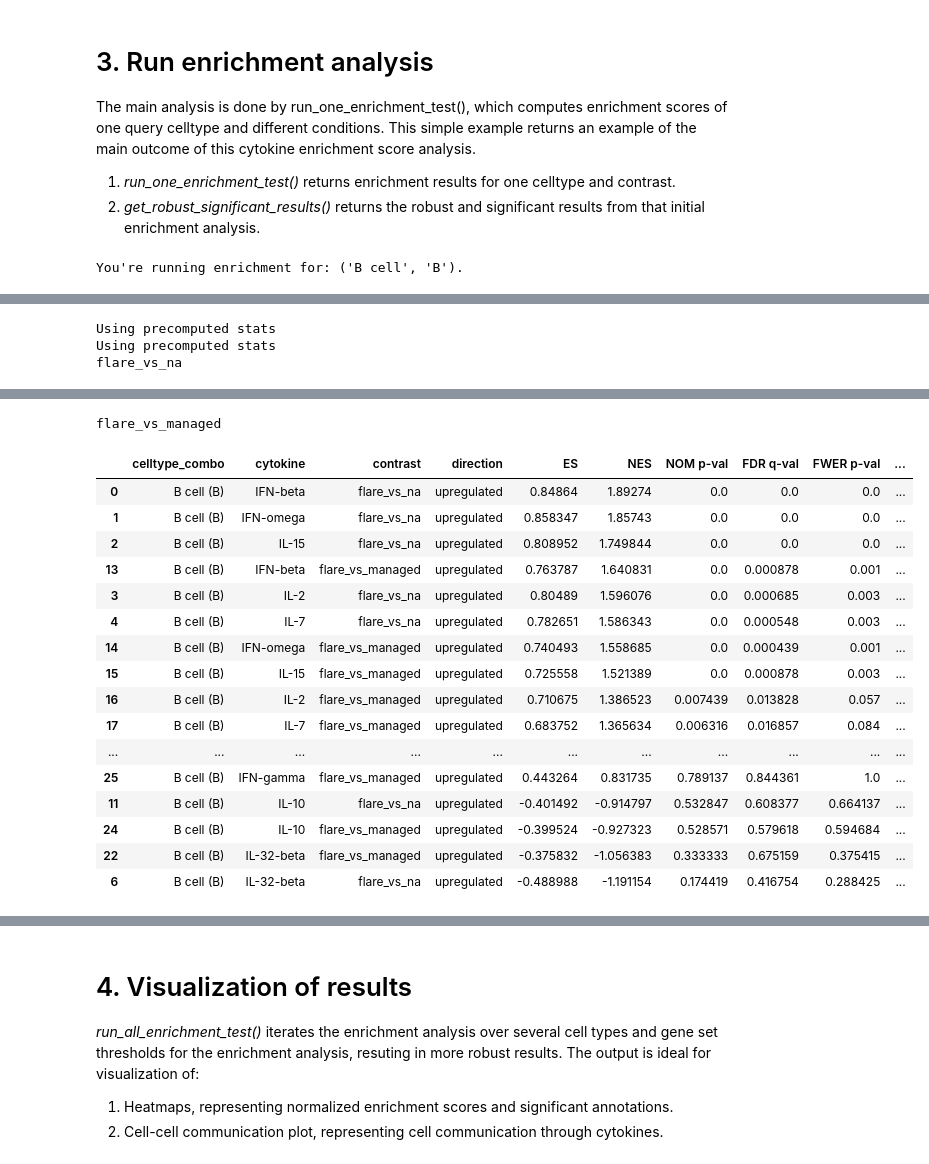
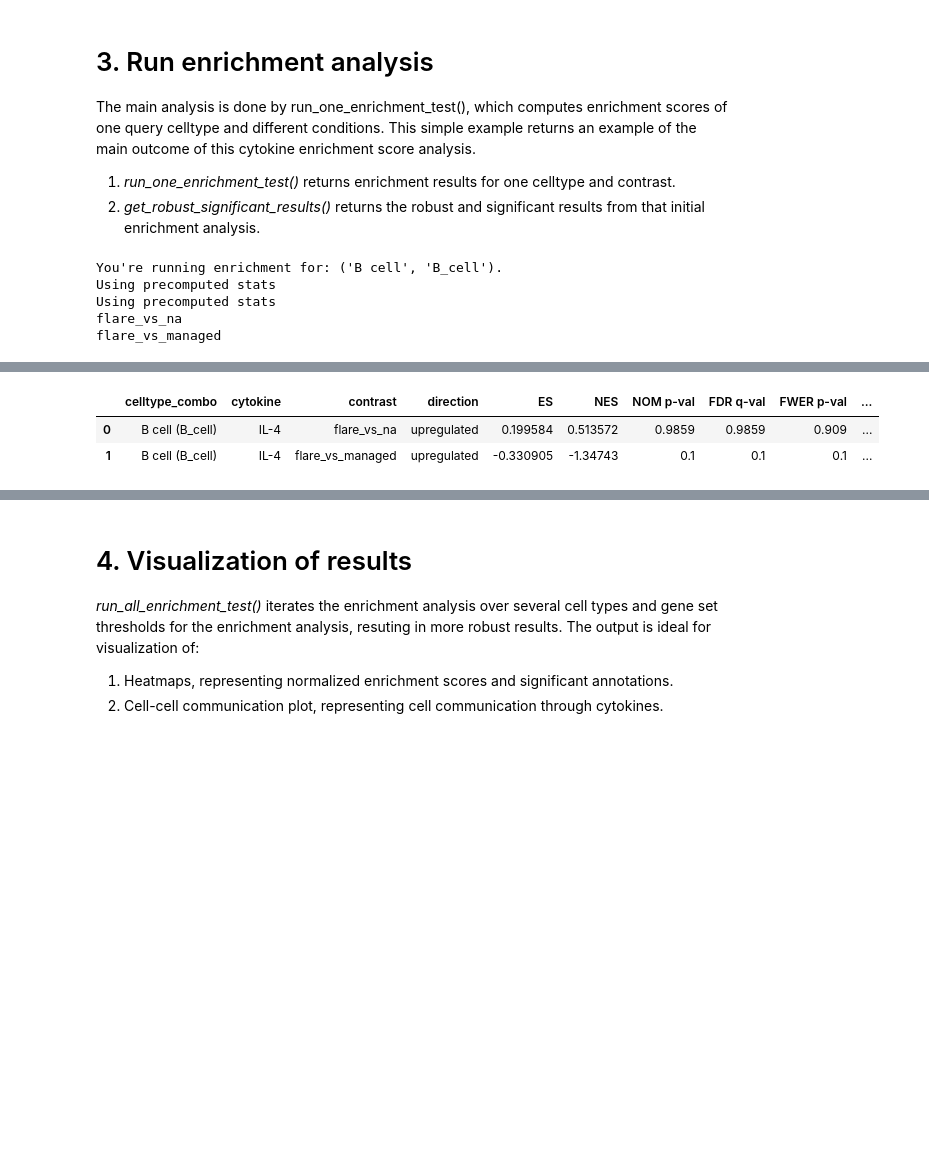
Before and after one commit to theislab/huCIRA, a Jupyter notebook: docs/notebooks/Tutorial_huCIRA_Lupus.ipynb, the cells around one changed output, grey strips where cells are left out. Saved outputs shown, nothing was run; the diff lists cells and outputs as text; code cells hidden in the pictures; blank space fills up the shorter version.

```diff
--- a/docs/notebooks/Tutorial_huCIRA_Lupus.ipynb
+++ b/docs/notebooks/Tutorial_huCIRA_Lupus.ipynb
@@ -149,7 +149,7 @@ Pass "returnall=True" to return complete lists of duplicate or missing query ter
 #### Create celltype_combos. An input parameter for the enrichment analysis.
 
 adata_celltypes = ["B cell", "CD8-positive, alpha-beta T cell", "classical monocyte"]
-hcd_celltypes = ["B", "CD8", "CD14_Mono"]
+hcd_celltypes = ["B_cell", "CD8_T_cell", "CD14_Mono"]
 
 celltype_combos = hc.create_celltype_combos(adata_celltypes, hcd_celltypes)
 celltype_combos
@@ -182,7 +182,9 @@ enrichment_results = hc.run_one_enrichment_test(
     contrast_column=your_contrast_colname,
     celltype_column=your_celltype_colname,
     direction="upregulated",
-    threshold_expression=0.0,
+    threshold_lfc=0.8,
+    threshold_expression=0.05,
+    threshold_pval=0.01
 )
 
 # Look at all enrichment results (reduced view to columns of interest, not all statistics)
@@ -201,4 +203,8 @@ enrichment_results[
     ]
 ].sort_values("NES", ascending=False)
 # %% [output]
-You're running enrichment for: ('B cell', 'B').
+You're running enrichment for: ('B cell', 'B_cell').
+Using precomputed stats
+Using precomputed stats
+flare_vs_na
+flare_vs_managed
@@ -207,3 +210,0 @@ The order of those genes will be arbitrary, which may produce unexpected results
-Using precomputed stats
-Using precomputed stats
-flare_vs_na
@@ -212,19 +211,4 @@ The order of those genes will be arbitrary, which may produce unexpected results
-flare_vs_managed
 |  | celltype_combo | cytokine | contrast | direction | ES | NES | NOM p-val | FDR q-val | FWER p-val | ... |
-| 0 | B cell (B) | IFN-beta | flare_vs_na | upregulated | 0.84864 | 1.89274 | 0.0 | 0.0 | 0.0 | ... |
-| 1 | B cell (B) | IFN-omega | flare_vs_na | upregulated | 0.858347 | 1.85743 | 0.0 | 0.0 | 0.0 | ... |
-| 2 | B cell (B) | IL-15 | flare_vs_na | upregulated | 0.808952 | 1.749844 | 0.0 | 0.0 | 0.0 | ... |
-| 13 | B cell (B) | IFN-beta | flare_vs_managed | upregulated | 0.763787 | 1.640831 | 0.0 | 0.000878 | 0.001 | ... |
-| 3 | B cell (B) | IL-2 | flare_vs_na | upregulated | 0.80489 | 1.596076 | 0.0 | 0.000685 | 0.003 | ... |
-| 4 | B cell (B) | IL-7 | flare_vs_na | upregulated | 0.782651 | 1.586343 | 0.0 | 0.000548 | 0.003 | ... |
-| 14 | B cell (B) | IFN-omega | flare_vs_managed | upregulated | 0.740493 | 1.558685 | 0.0 | 0.000439 | 0.001 | ... |
-| 15 | B cell (B) | IL-15 | flare_vs_managed | upregulated | 0.725558 | 1.521389 | 0.0 | 0.000878 | 0.003 | ... |
-| 16 | B cell (B) | IL-2 | flare_vs_managed | upregulated | 0.710675 | 1.386523 | 0.007439 | 0.013828 | 0.057 | ... |
-| 17 | B cell (B) | IL-7 | flare_vs_managed | upregulated | 0.683752 | 1.365634 | 0.006316 | 0.016857 | 0.084 | ... |
-| ... | ... | ... | ... | ... | ... | ... | ... | ... | ... | ... |
-| 25 | B cell (B) | IFN-gamma | flare_vs_managed | upregulated | 0.443264 | 0.831735 | 0.789137 | 0.844361 | 1.0 | ... |
-| 11 | B cell (B) | IL-10 | flare_vs_na | upregulated | -0.401492 | -0.914797 | 0.532847 | 0.608377 | 0.664137 | ... |
-| 24 | B cell (B) | IL-10 | flare_vs_managed | upregulated | -0.399524 | -0.927323 | 0.528571 | 0.579618 | 0.594684 | ... |
-| 22 | B cell (B) | IL-32-beta | flare_vs_managed | upregulated | -0.375832 | -1.056383 | 0.333333 | 0.675159 | 0.375415 | ... |
-| 6 | B cell (B) | IL-32-beta | flare_vs_na | upregulated | -0.488988 | -1.191154 | 0.174419 | 0.416754 | 0.288425 | ... |
+| 0 | B cell (B_cell) | IL-4 | flare_vs_na | upregulated | 0.199584 | 0.513572 | 0.9859 | 0.9859 | 0.909 | ... |
+| 1 | B cell (B_cell) | IL-4 | flare_vs_managed | upregulated | -0.330905 | -1.34743 | 0.1 | 0.1 | 0.1 | ... |
 # %%
```
Also changed, not shown: parts of 13 cells of this notebook, 1 other file.
